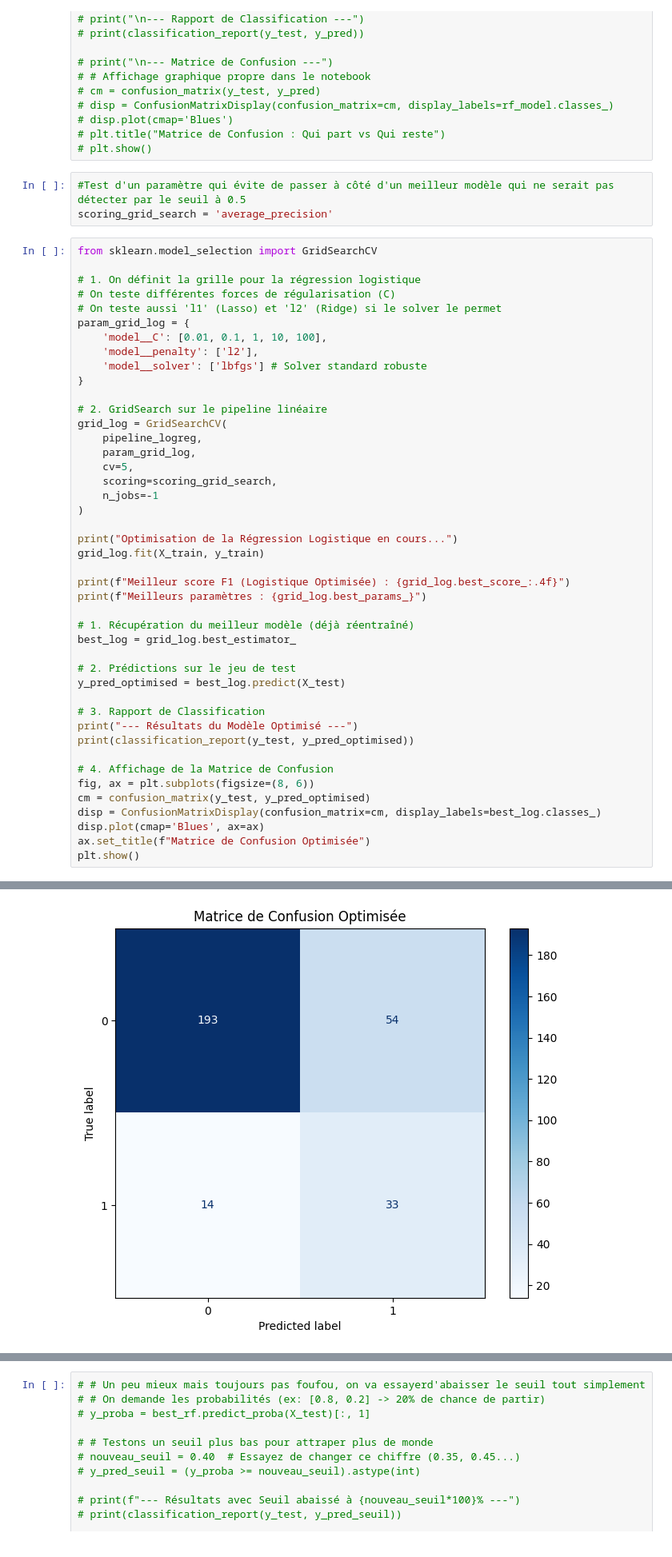
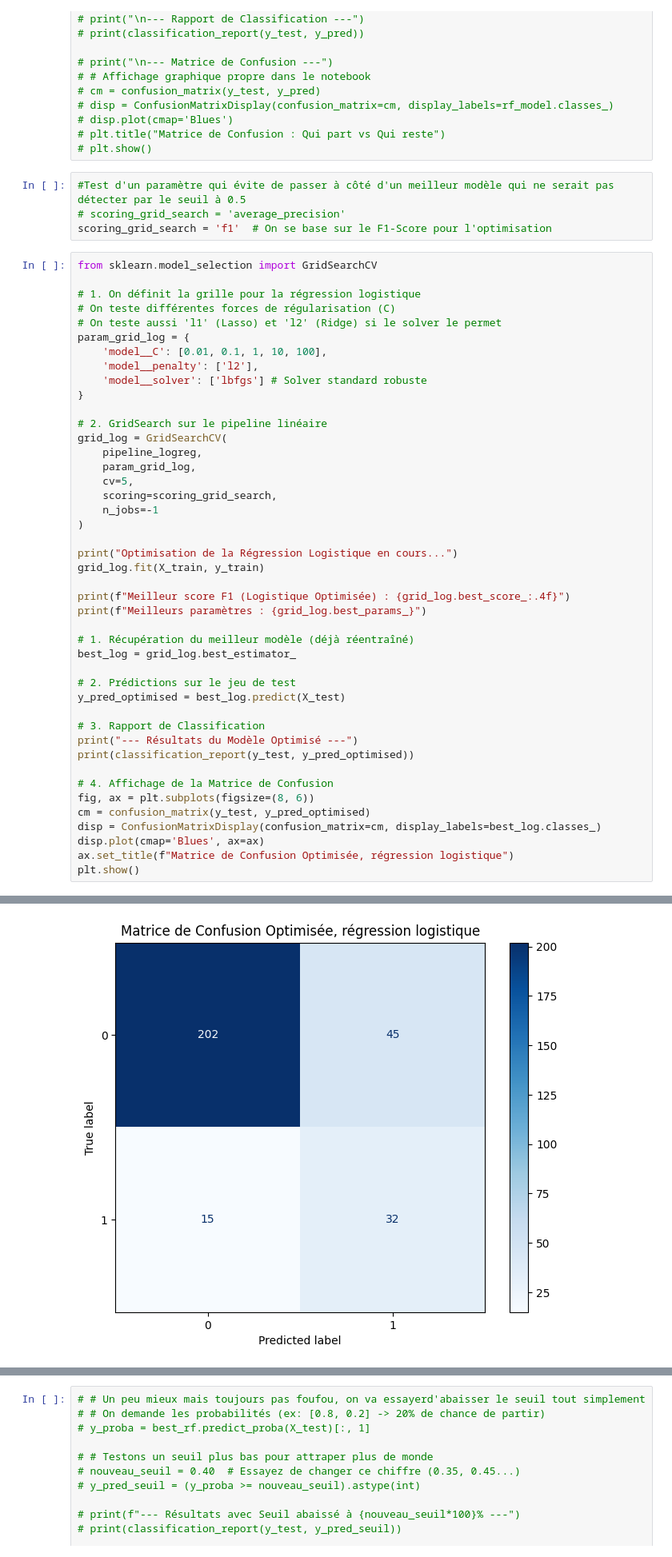
Before and after one commit to Apinsun/Projet4, a Jupyter notebook: projet4_v2.ipynb, the cells around one changed output, grey strips where cells are left out. Shown at 80% size. Cells and saved outputs as stored; diff of their text form.

```diff
--- a/projet4_v2.ipynb
+++ b/projet4_v2.ipynb
@@ -487,7 +659,8 @@ scoring_method = 'f1'
 # plt.show()
 # %%
 #Test d'un paramètre qui évite de passer à côté d'un meilleur modèle qui ne serait pas détecter par le seuil à 0.5
-scoring_grid_search = 'average_precision'
+# scoring_grid_search = 'average_precision'
+scoring_grid_search = 'f1'  # On se base sur le F1-Score pour l'optimisation
 # %%
 from sklearn.model_selection import GridSearchCV
 
@@ -530,7 +703,7 @@ fig, ax = plt.subplots(figsize=(8, 6))
 cm = confusion_matrix(y_test, y_pred_optimised)
 disp = ConfusionMatrixDisplay(confusion_matrix=cm, display_labels=best_log.classes_)
 disp.plot(cmap='Blues', ax=ax)
-ax.set_title(f"Matrice de Confusion Optimisée")
+ax.set_title(f"Matrice de Confusion Optimisée, régression logistique")
 plt.show()
 # %% [output]
 Optimisation de la Régression Logistique en cours...
@@ -548,4 +721,4 @@ weighted avg       0.84      0.77      0.79       294
-[figure, old version]
+[figure, new version]
 # %%
 # 1. Définir la grille des paramètres à tester
 # On teste différentes "formes" de forêt pour voir laquelle attrape le mieux les départs
```
Also changed, not shown: parts of 22 cells of this notebook, 4 other files.
